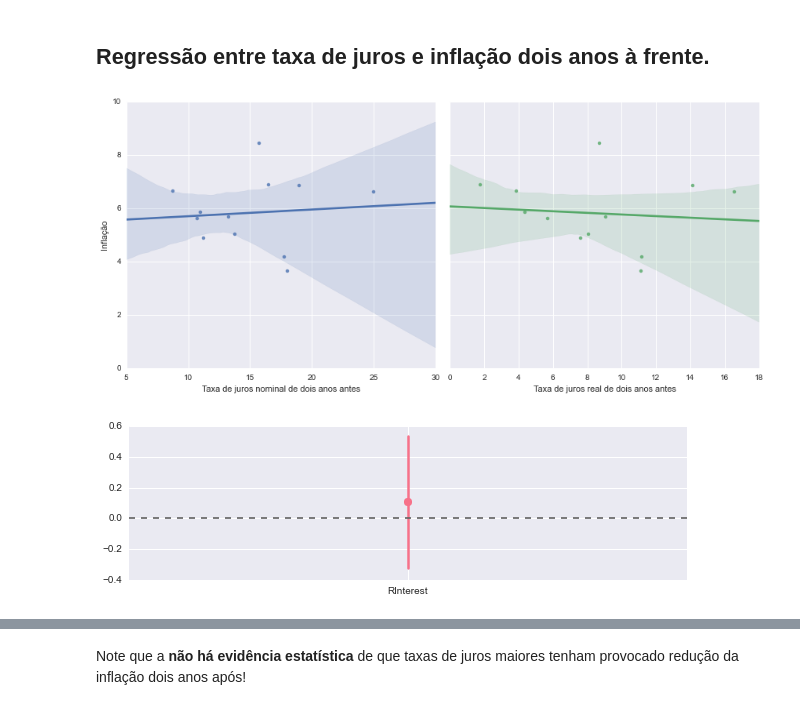
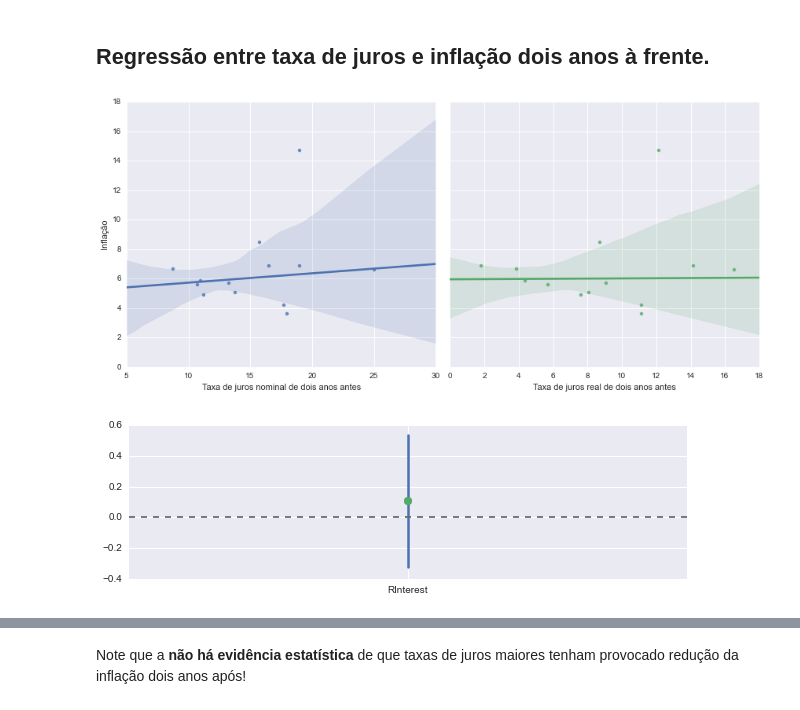
Before and after one commit to xboard/xboard.github.io, a Jupyter notebook: ipynb/Inflation vs Economic Growth vs Interest Rates.ipynb, the cells around one changed output, grey strips where cells are left out. Drawn from its saved outputs; the diff is of its cells as text; code cells hidden in the pictures.

```diff
--- a/ipynb/Inflation vs Economic Growth vs Interest Rates.ipynb
+++ b/ipynb/Inflation vs Economic Growth vs Interest Rates.ipynb
@@ -8,7 +11,7 @@ import matplotlib.pyplot as plt
 # %% [markdown]
 ## Carrega dados do FMI referentes ao Brasil
 # %%
-df = pd.read_csv("../data/brazil_gdp_inflation_ir.csv", dtype={'Time':np.int32, 'GDP':np.float64, 'Inflation':np.float64, 'Interest':np.float64}, index_col="Time")
+df = pd.read_csv("../data/brazil_gdp_inflation_ir.csv", dtype={'Time':np.float64, 'GDP':np.float64, 'Inflation':np.float64, 'Interest':np.float64}, index_col="Time")
 # %% [markdown]
 #### Exibimos série histórica
 # %%
@@ -173,21 +220,21 @@ brazil_ir_s2 = brazil.copy()
 brazil_ir_s2.Interest = brazil.Interest.shift(2)
 brazil_ir_s2.RInterest = brazil.RInterest.shift(2)
 # %%
-filter = brazil_ir_s2.Inflation < 11
+
 sns.set(style="darkgrid")
 color = sns.color_palette()[2]
 f, (ax1, ax2) = plt.subplots(1, 2, sharey=True)
 f.set_figwidth(12)
-sns.regplot(brazil_ir_s2[filter].Interest, brazil_ir_s2[filter].Inflation, robust=True, n_boot=500, ax=ax1)
-sns.regplot(brazil_ir_s2[filter].RInterest, brazil_ir_s2[filter].Inflation, robust=True, n_boot=500, ax=ax2).set_ylabel("")
+sns.regplot(brazil_ir_s2.Interest, brazil_ir_s2.Inflation, robust=True, n_boot=500, ax=ax1)
+sns.regplot(brazil_ir_s2.RInterest, brazil_ir_s2.Inflation, robust=True, n_boot=500, ax=ax2).set_ylabel("")
 ax1.set_xlabel(u"Taxa de juros nominal de dois anos antes")
 ax2.set_xlabel(u"Taxa de juros real de dois anos antes")
 ax1.set_ylabel(u"Inflação")
 
 f.tight_layout()
 # %% [output]
-[figure, old version]
+[figure, new version]
 # %%
 sns.coefplot("Inflation ~ RInterest", data=brazil_ir_s2)
 # %% [output]
-[figure, old version]
+[figure, new version]
```
Also changed, not shown: parts of 20 cells of this notebook, 1 other file.
